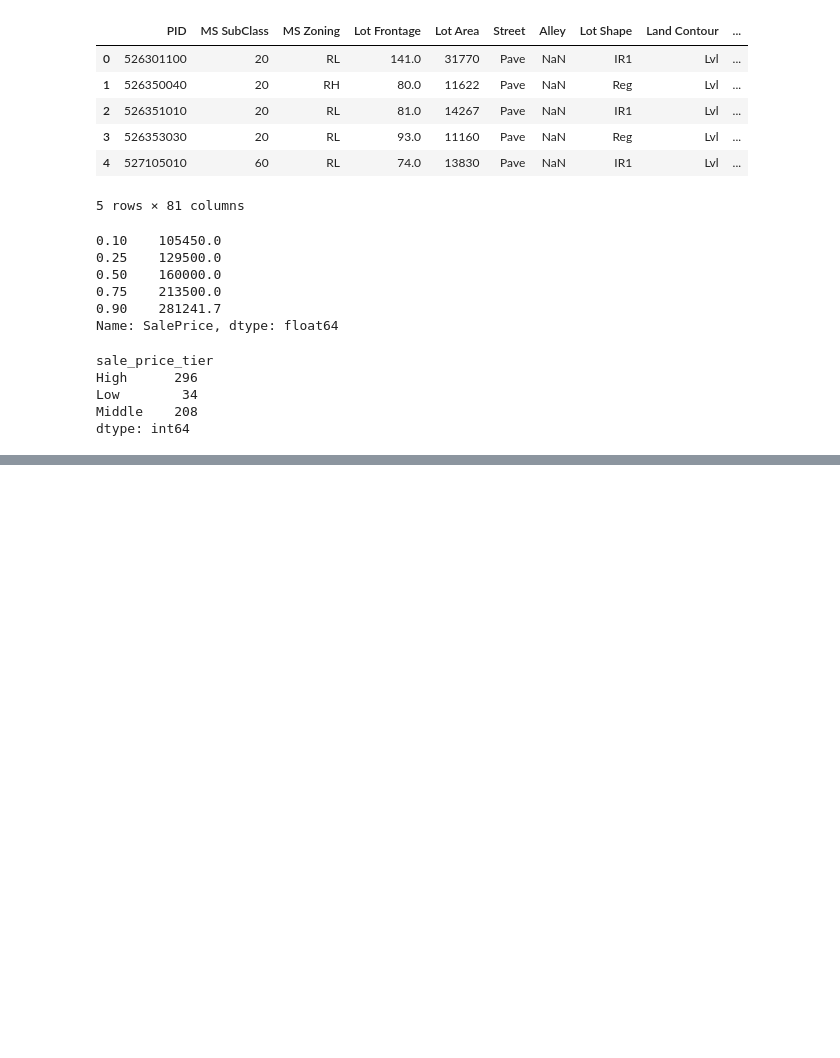
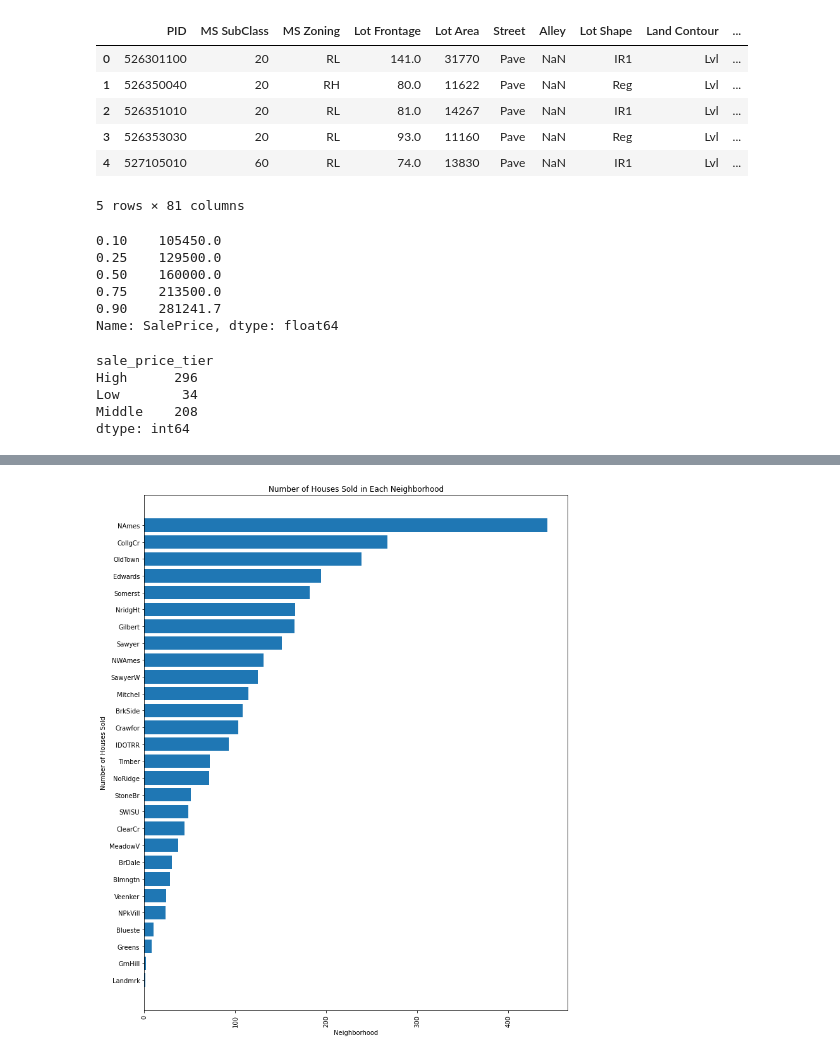
Before and after one commit to colinamurray/forecasting-real-estate-prices, a Jupyter notebook: exploratory-analysis/exploratory-analysis.ipynb, the cells around one changed output, grey strips where cells are left out. Drawn from its saved outputs; the diff is of its cells as text; code cells hidden in the pictures; blank space fills up the shorter version.

```diff
--- a/exploratory-analysis/exploratory-analysis.ipynb
+++ b/exploratory-analysis/exploratory-analysis.ipynb
@@ -73,0 +143,11 @@ dtype: int64
+# %%
+houses_sold = df.groupby(['Neighborhood']).size().reset_index(name='Number of Houses Sold').sort_values(by='Number of Houses Sold', ascending=True)
+plt.figure(figsize=(12, 15))
+plt.barh(houses_sold['Neighborhood'], houses_sold['Number of Houses Sold'])
+plt.xticks(rotation=90)
+plt.xlabel('Neighborhood')
+plt.ylabel('Number of Houses Sold')
+plt.title('Number of Houses Sold in Each Neighborhood')
+plt.show()
+# %% [output]
+[figure, added]
```
Also changed, not shown: parts of 10 cells of this notebook.
